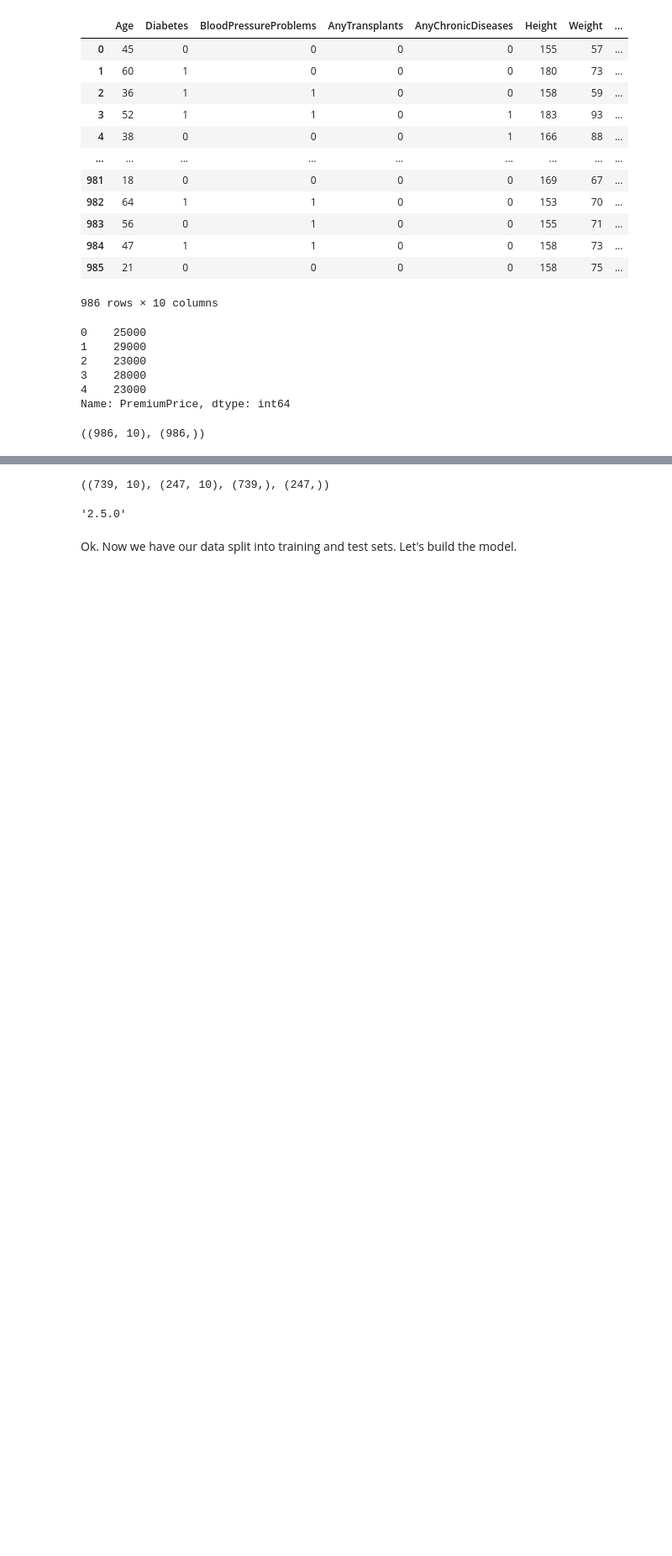
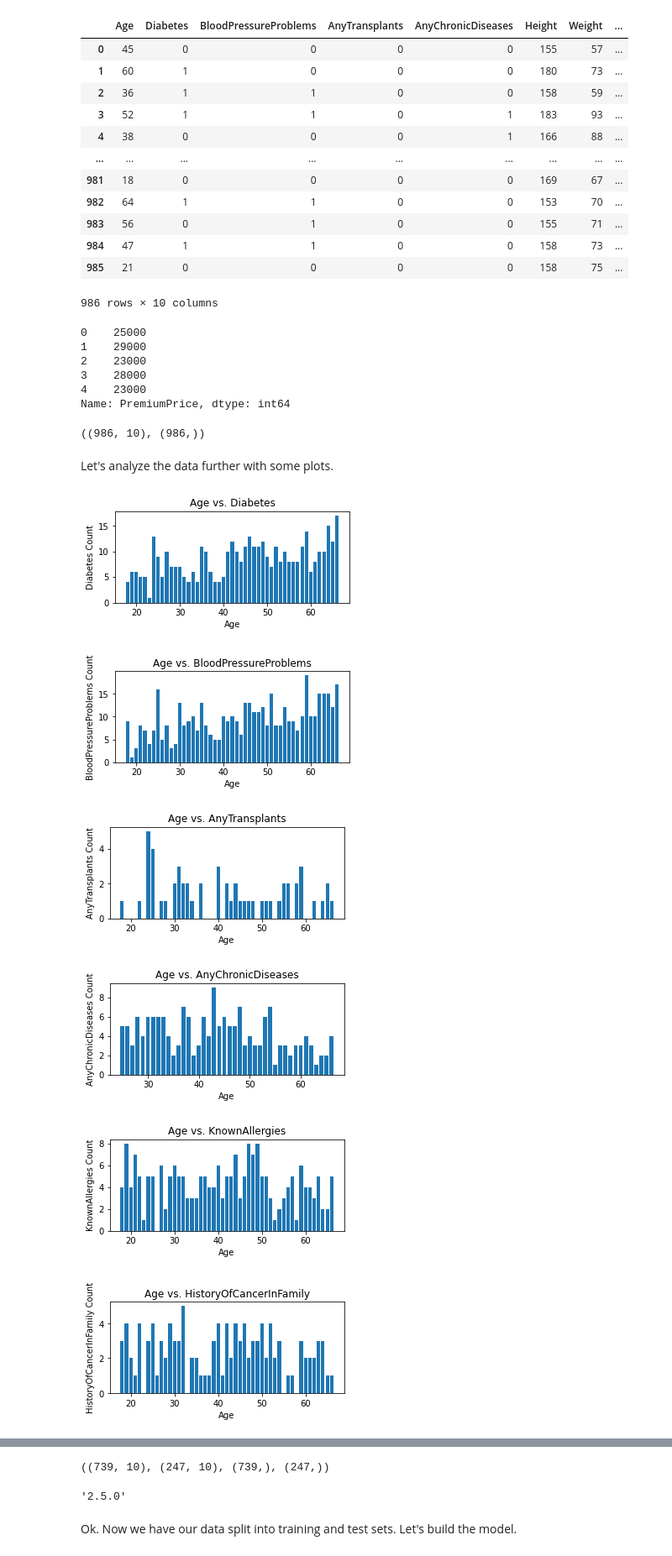
Before and after one commit to KrisMatrix/TensorFlow_Certification_Prep, a Jupyter notebook: Kaggle_Exercises/MedicalPremium_dataset.ipynb, the cells around one changed output, grey strips where cells are left out. Shown at 84% size. Cells and saved outputs as stored; diff of their text form; code cells hidden in the pictures; blank space fills up the shorter version.

```diff
--- a/Kaggle_Exercises/MedicalPremium_dataset.ipynb
+++ b/Kaggle_Exercises/MedicalPremium_dataset.ipynb
@@ -118,3 +134,35 @@ Name: PremiumPrice, dtype: int64
 X.shape, y.shape
 # %% [output]
 ((986, 10), (986,))
+# %% [markdown]
+Let's analyze the data further with some plots.
+# %%
+def hist_plot(X, column_names):
+  for column_name in column_names:
+    #what do we want to do here?
+    #On a X-axis with age, we want to plot count of diabetes, Blood Pressure, etc.
+    metric = {}
+    for i in range(0, len(X[column_name])):  #step through rows
+      if X[column_name][i] == 1 and X['Age'][i] in metric.keys():
+        metric[X['Age'][i]] += 1
+      elif X[column_name][i] == 1:
+        metric[X['Age'][i]] = 1
+    plt.figure(figsize=(5,2))
+    plt.bar(metric.keys(), metric.values())
+    plt.title("Age vs. "+column_name)
+    plt.xlabel("Age")
+    plt.ylabel(column_name+" Count")
+
+column_names = list(df.columns.values)
+column_names.remove("Age")
+column_names.remove("Height")
+column_names.remove("Weight")
+column_names.remove("PremiumPrice")
+hist_plot(X,column_names)
+# %% [output]
+[figure, added]
+[figure, added]
+[figure, added]
+[figure, added]
+[figure, added]
+[figure, added]
```
Also changed, not shown: parts of 18 cells of this notebook.
